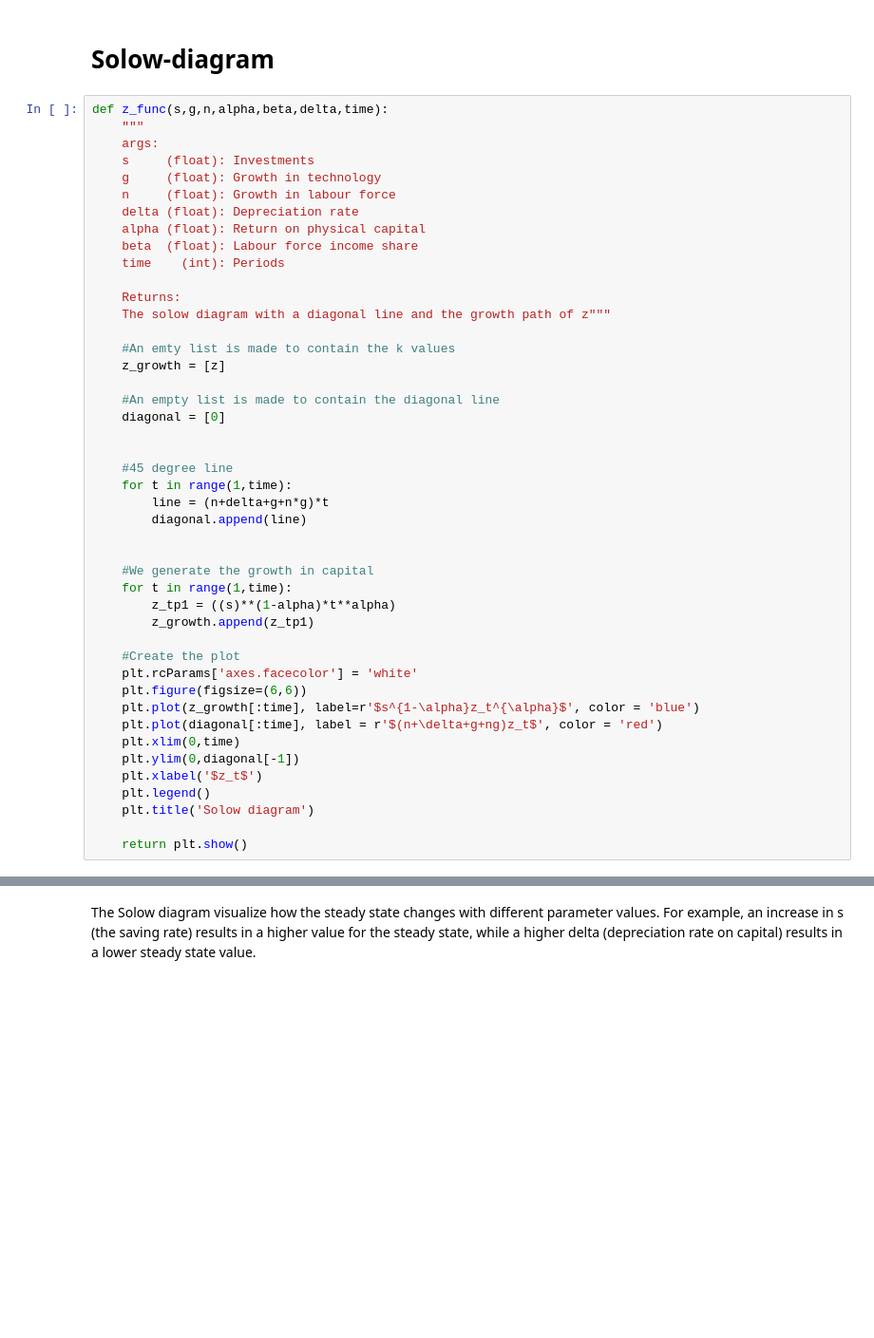
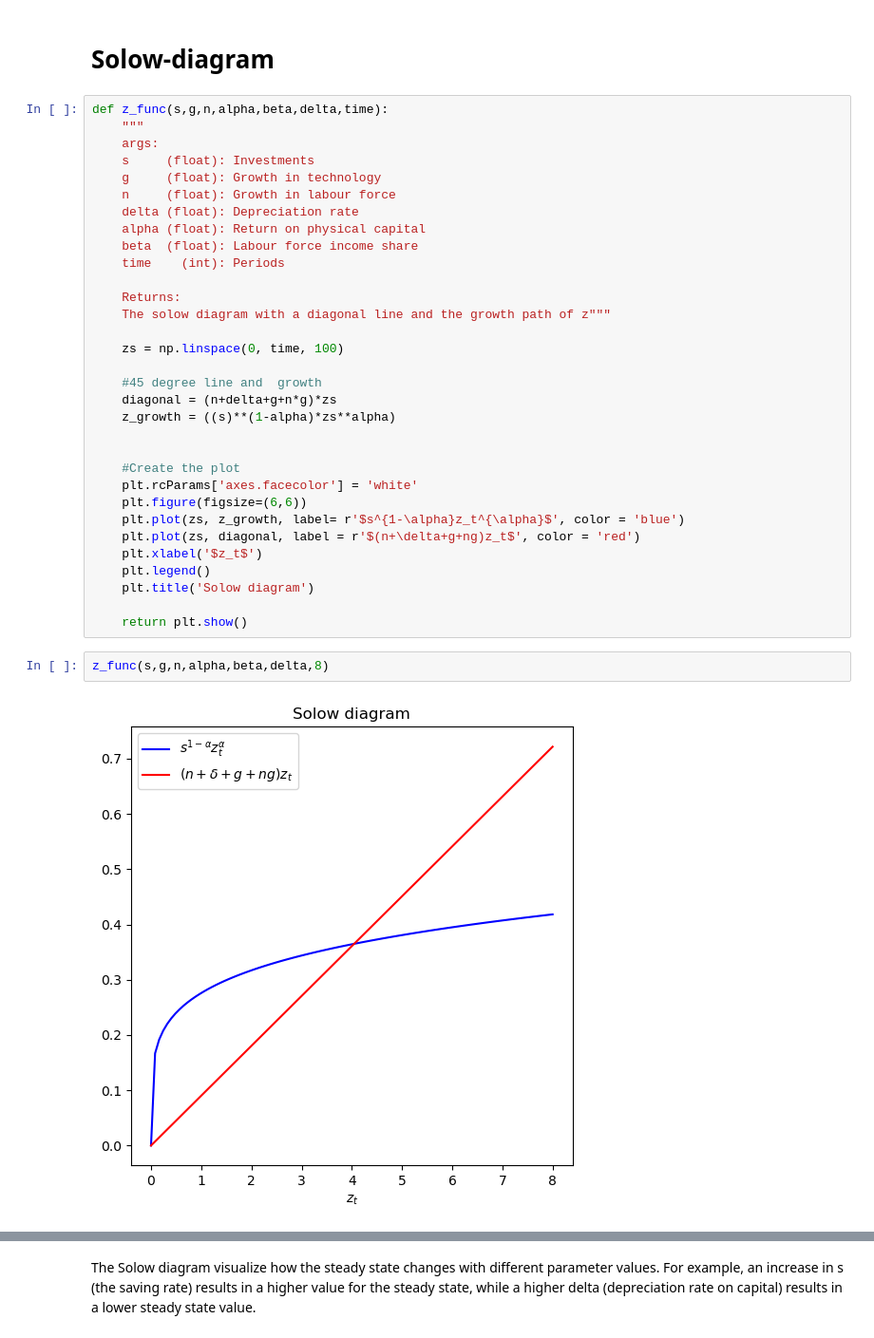
Before and after one commit to NumEconCopenhagen/projects-2023-mc, a Jupyter notebook: modelproject/modelproject.ipynb, the cells around one changed output, grey strips where cells are left out. Shown at 95% size. Saved outputs shown, nothing was run; the diff lists cells and outputs as text; blank space fills up the shorter version.

```diff
--- a/modelproject/modelproject.ipynb
+++ b/modelproject/modelproject.ipynb
@@ -200,35 +200,26 @@ def z_func(s,g,n,alpha,beta,delta,time):
     Returns:
     The solow diagram with a diagonal line and the growth path of z"""
 
-    #An emty list is made to contain the k values
-    z_growth = [z]
+    zs = np.linspace(0, time, 100)
 
-    #An empty list is made to contain the diagonal line
-    diagonal = [0]
+    #45 degree line and  growth
+    diagonal = (n+delta+g+n*g)*zs
+    z_growth = ((s)**(1-alpha)*zs**alpha)
 
-
-    #45 degree line
-    for t in range(1,time):
-        line = (n+delta+g+n*g)*t
-        diagonal.append(line)
-
-
-    #We generate the growth in capital
-    for t in range(1,time):
-        z_tp1 = ((s)**(1-alpha)*t**alpha)
-        z_growth.append(z_tp1)
 
     #Create the plot
     plt.rcParams['axes.facecolor'] = 'white'
     plt.figure(figsize=(6,6))
-    plt.plot(z_growth[:time], label=r'$s^{1-\alpha}z_t^{\alpha}$', color = 'blue')
-    plt.plot(diagonal[:time], label = r'$(n+\delta+g+ng)z_t$', color = 'red')
-    plt.xlim(0,time)
-    plt.ylim(0,diagonal[-1])
+    plt.plot(zs, z_growth, label= r'$s^{1-\alpha}z_t^{\alpha}$', color = 'blue')
+    plt.plot(zs, diagonal, label = r'$(n+\delta+g+ng)z_t$', color = 'red')
     plt.xlabel('$z_t$')
     plt.legend()
     plt.title('Solow diagram')
 
     return plt.show()
+# %%
+z_func(s,g,n,alpha,beta,delta,8)
+# %% [output]
+[figure, added]
 # %%
 widgets.interact(z_func,
```
Also changed, not shown: parts of 3 cells of this notebook.
